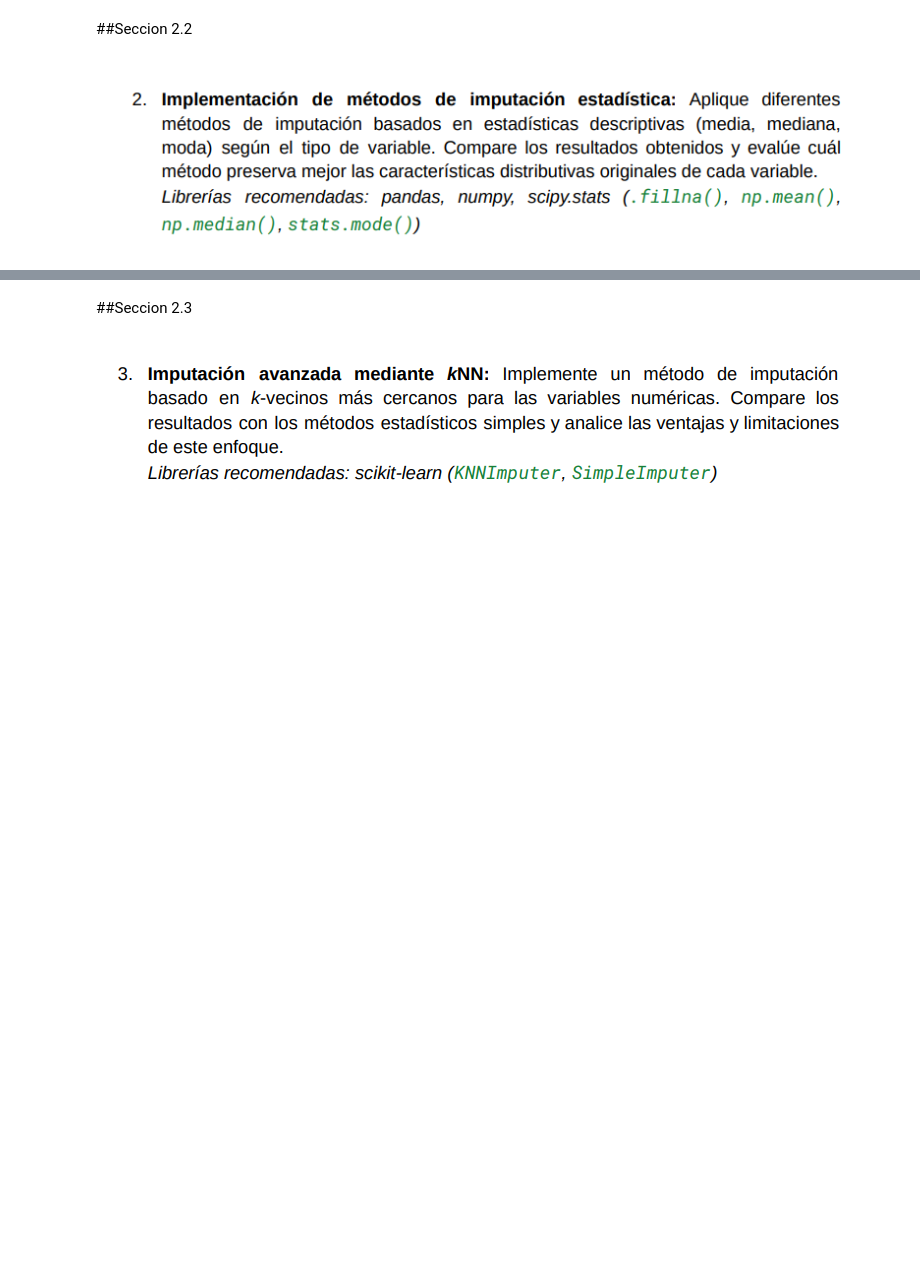
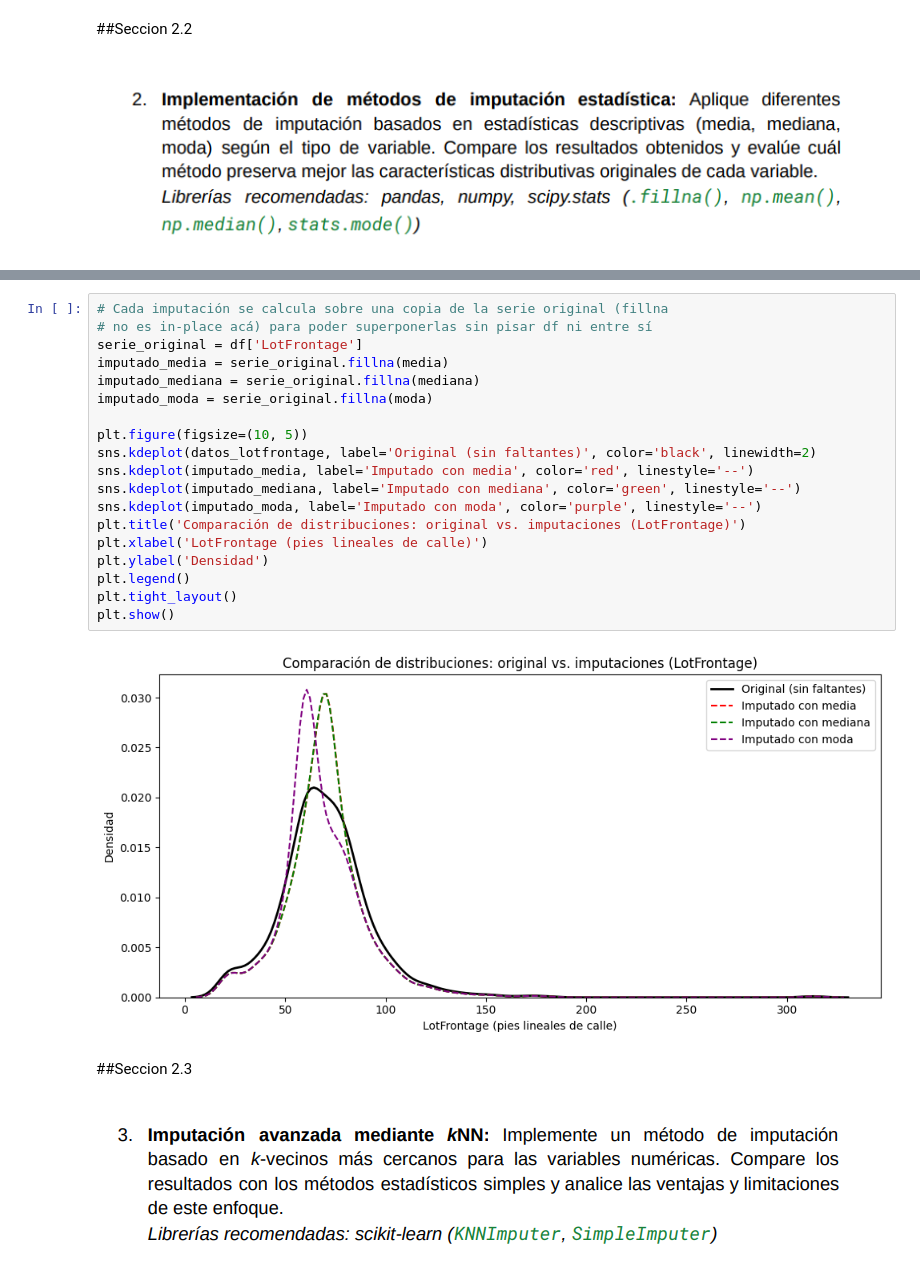
Before and after one commit to AlesioRios/Laboratorio-de-Datos-II, a Jupyter notebook: Lab_de_Datos_II_TP2.ipynb, the cells around one changed output, grey strips where cells are left out. Cells and saved outputs as stored; diff of their text form; blank space fills up the shorter version.

```diff
--- a/Lab_de_Datos_II_TP2.ipynb
+++ b/Lab_de_Datos_II_TP2.ipynb
@@ -603,3 +689,24 @@ NameError: name 'SalePrice' is not defined
+# %%
+# Cada imputación se calcula sobre una copia de la serie original (fillna
+# no es in-place acá) para poder superponerlas sin pisar df ni entre sí
+serie_original = df['LotFrontage']
+imputado_media = serie_original.fillna(media)
+imputado_mediana = serie_original.fillna(mediana)
+imputado_moda = serie_original.fillna(moda)
+
+plt.figure(figsize=(10, 5))
+sns.kdeplot(datos_lotfrontage, label='Original (sin faltantes)', color='black', linewidth=2)
+sns.kdeplot(imputado_media, label='Imputado con media', color='red', linestyle='--')
+sns.kdeplot(imputado_mediana, label='Imputado con mediana', color='green', linestyle='--')
+sns.kdeplot(imputado_moda, label='Imputado con moda', color='purple', linestyle='--')
+plt.title('Comparación de distribuciones: original vs. imputaciones (LotFrontage)')
+plt.xlabel('LotFrontage (pies lineales de calle)')
+plt.ylabel('Densidad')
+plt.legend()
+plt.tight_layout()
+plt.show()
+# %% [output]
+[figure, added]
 # %% [markdown]
 ##Seccion 2.3
 # %% [markdown]
```
Also changed, not shown: parts of 16 cells of this notebook.
